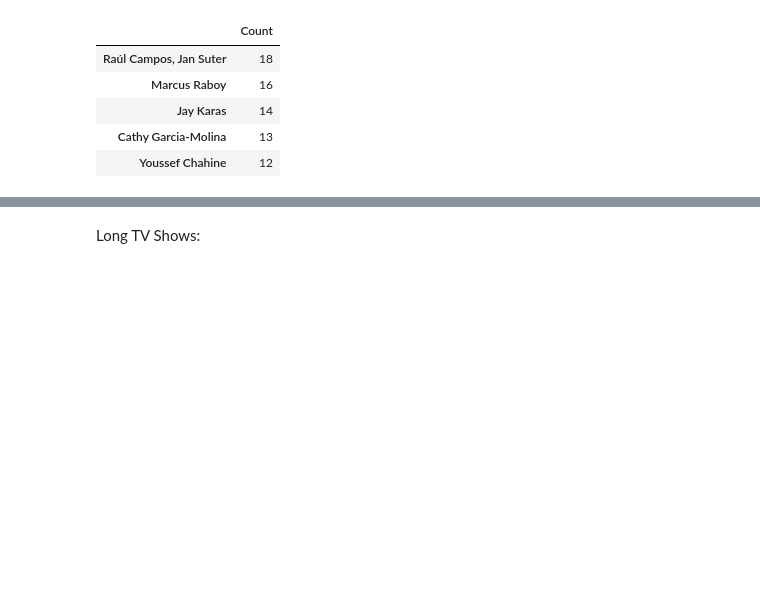
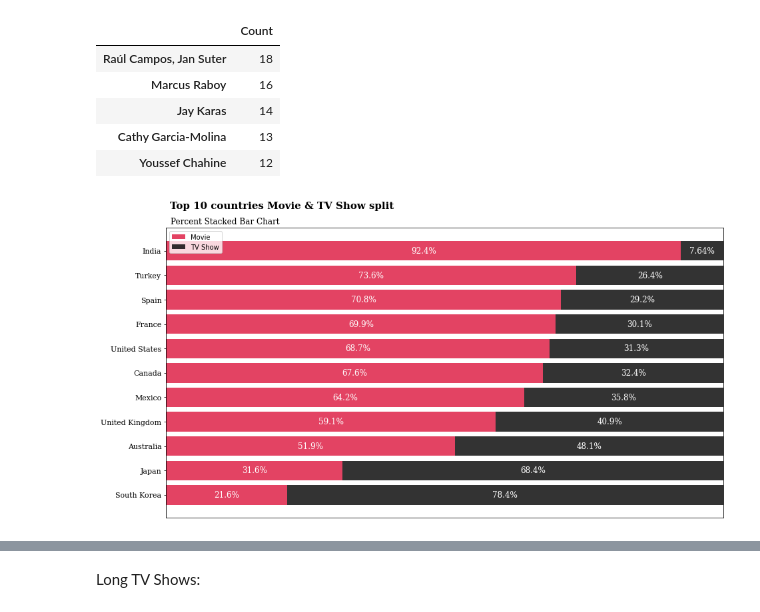
Before and after one commit to amrita-sarkar1/Netflix-Movies-and-TV-Shows-Clustering, a Jupyter notebook: Netflix_Movies_and_TV_Shows_Clustering.ipynb, the cells around one changed output, grey strips where cells are left out. Saved outputs shown, nothing was run; the diff lists cells and outputs as text; code cells hidden in the pictures; blank space fills up the shorter version.

```diff
--- a/Netflix_Movies_and_TV_Shows_Clustering.ipynb
+++ b/Netflix_Movies_and_TV_Shows_Clustering.ipynb
@@ -322,4 +304,50 @@ df['director'].value_counts().to_frame(name = 'Count').head()
 | Jay Karas | 14 |
 | Cathy Garcia-Molina | 13 |
 | Youssef Chahine | 12 |
+# %%
+# Plotting the Horizontal bar plot for top 10 country contains Movie & TV Show split
+
+# Lets retrieve just the first country
+netflix_df['principal_country'] = netflix_df['country'].apply(lambda x: x.split(",")[0])
+netflix_df['principal_country'].head()
+
+country_order = netflix_df['principal_country'].value_counts()[:11].index
+content_data = netflix_df[['type', 'principal_country']].groupby('principal_country')['type'].value_counts().unstack().loc[country_order]
+content_data['sum'] = content_data.sum(axis=1)
+content_data_ratio = (content_data.T / content_data['sum']).T[['Movie', 'TV Show']].sort_values(by='Movie',ascending=False)[::-1]
+
+# Plotting the barh
+fig, ax = plt.subplots(1,1,figsize=(15, 8),)
+
+ax.barh(content_data_ratio.index, content_data_ratio['Movie'],
+        color='crimson', alpha=0.8, label='Movie')
+ax.barh(content_data_ratio.index, content_data_ratio['TV Show'], left=content_data_ratio['Movie'],
+        color='black', alpha=0.8, label='TV Show')
+
+
+ax.set_xlim(0, 1)
+ax.set_xticks([])
+ax.set_yticklabels(content_data_ratio.index, fontfamily='serif', fontsize=11)
+
+# Addind Annotaion
+for i in content_data_ratio.index:
+    ax.annotate(f"{content_data_ratio['Movie'][i]*100:.3}%",
+                   xy=(content_data_ratio['Movie'][i]/2, i),
+                   va = 'center', ha='center',fontsize=12, fontweight='light',
+                   fontfamily='serif', color='white')
+
+for i in content_data_ratio.index:
+    ax.annotate(f"{content_data_ratio['TV Show'][i]*100:.3}%",
+                   xy=(content_data_ratio['Movie'][i]+content_data_ratio['TV Show'][i]/2, i),
+                   va = 'center', ha='center',fontsize=12, fontweight='light',
+                   fontfamily='serif', color='white')
+
+
+fig.text(0.13, 0.93, 'Top 10 countries Movie & TV Show split', fontsize = 15,
+        fontweight='bold', fontfamily='serif')
+fig.text(0.131, 0.89, 'Percent Stacked Bar Chart', fontsize=12,fontfamily='serif')
+plt.legend()
+plt.show()
+# %% [output]
+[figure, added]
 # %%
```
Also changed, not shown: parts of 44 cells of this notebook.
